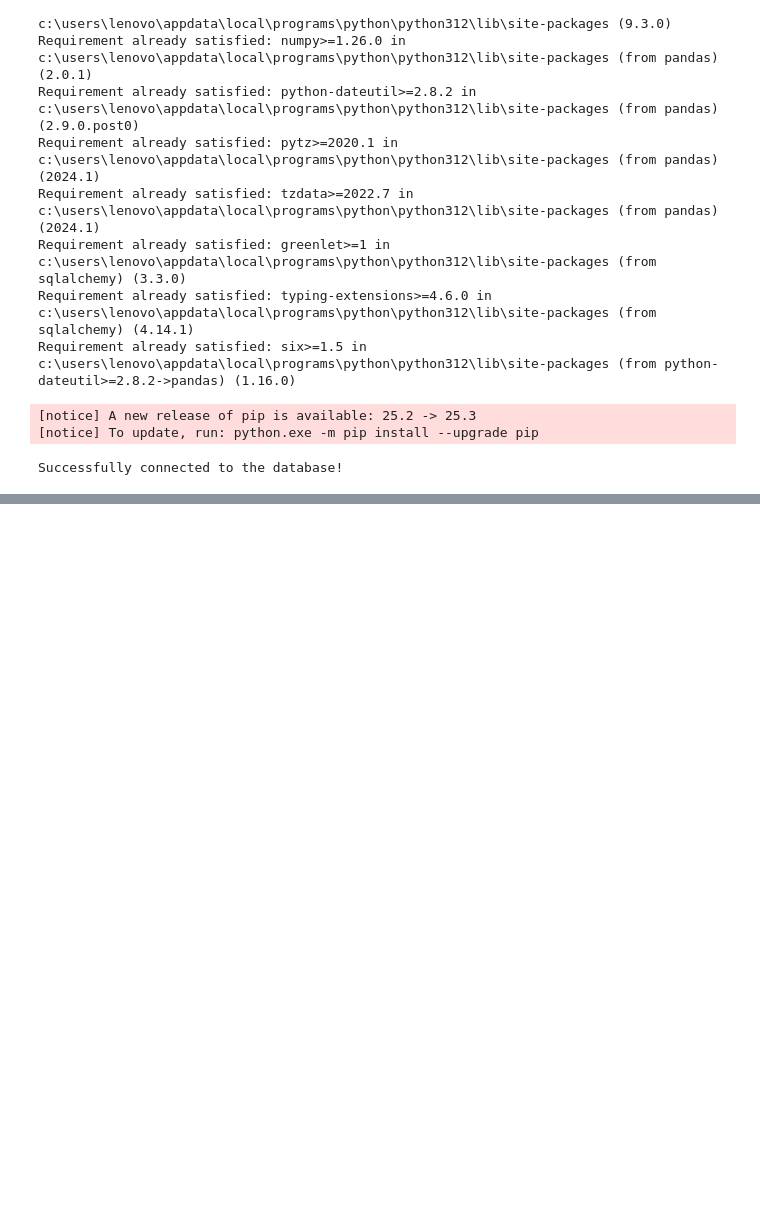
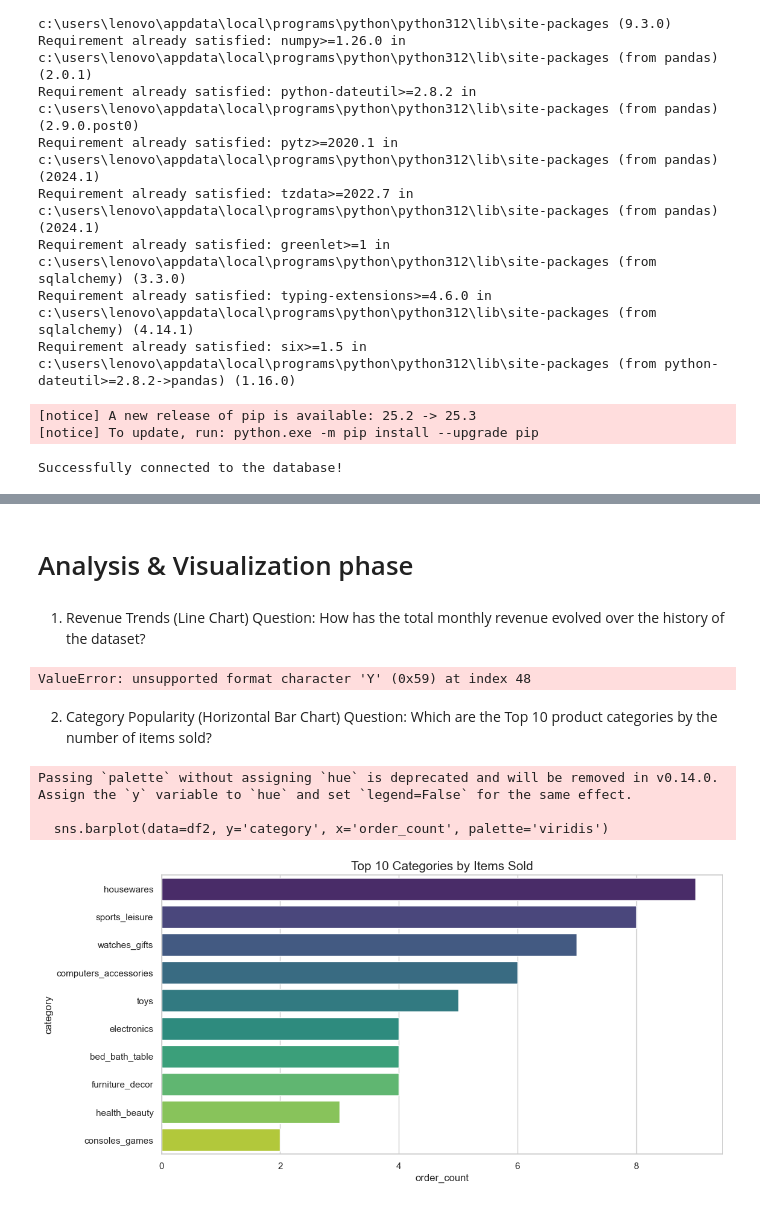
Before and after one commit to Peeyush237/E-commerce_Data-insights-visualization, a Jupyter notebook: queries_vis.ipynb, the cells around one changed output, grey strips where cells are left out. Cells and saved outputs as stored; diff of their text form; code cells hidden in the pictures; blank space fills up the shorter version.

```diff
--- a/queries_vis.ipynb
+++ b/queries_vis.ipynb
@@ -132,0 +158,21 @@ Tables in database:
+# %%
+q2_sql = """
+SELECT
+    month,
+    revenue,
+    @prev AS previous_revenue,
+    ROUND(((revenue - @prev) / @prev) * 100, 2) AS growth_percentage,
+    @prev := revenue
+FROM (
+    SELECT
+        DATE_FORMAT(o.order_purchase_timestamp, '%Y-%m') AS month,
+        SUM(oi.price) AS revenue
+    FROM orders o
+    JOIN order_items oi ON o.order_id = oi.order_id
+    GROUP BY month
+    ORDER BY month
+) AS MonthlyData, (SELECT @prev := NULL) AS vars;
+"""
+df2 = pd.read_sql(q2_sql, con=engine)
+print("\n--- Q2: MoM Revenue Growth ---")
+print(df2)
@@ -132,0 +621,48 @@ Tables in database:
+# %% [markdown]
+# Analysis & Visualization phase
+# %%
+import seaborn as sns
+import pandas as pd
+import matplotlib.pyplot as plt
+
+sns.set_theme(style="whitegrid")
+plt.rcParams['figure.figsize'] = (12, 6)
+# %% [markdown]
+1. Revenue Trends (Line Chart)
+Question: How has the total monthly revenue evolved over the history of the dataset?
+# %%
+query21 = """
+SELECT DATE_FORMAT(order_purchase_timestamp, '%Y-%m') AS month, SUM(price) AS revenue
+FROM orders o JOIN order_items oi ON o.order_id = oi.order_id
+GROUP BY month ORDER BY month;
+"""
+df21 = pd.read_sql(query21, con=engine)
+plt.figure()
+sns.lineplot(data=df21, x='month', y='revenue', marker='o', color='b')
+plt.title('Monthly Revenue Trend ($R$)', fontsize=15)
+plt.xticks(rotation=45)
+plt.ylabel('Total Revenue')
+plt.show()
+# %% [output]
+ValueError: unsupported format character 'Y' (0x59) at index 48
+# %% [markdown]
+2. Category Popularity (Horizontal Bar Chart)
+Question: Which are the Top 10 product categories by the number of items sold?
+# %%
+query22 = """
+SELECT t.product_category_name_english AS category, COUNT(*) AS order_count
+FROM order_items oi
+JOIN products p ON oi.product_id = p.product_id
+JOIN product_category_name_translation t ON p.product_category_name = t.product_category_name
+GROUP BY category ORDER BY order_count DESC LIMIT 10;
+"""
+df22 = pd.read_sql(query22, con=engine)
+plt.figure()
+sns.barplot(data=df2, y='category', x='order_count', palette='viridis')
+plt.title('Top 10 Categories by Items Sold', fontsize=15)
+plt.show()
+# %% [output]
+Passing `palette` without assigning `hue` is deprecated and will be removed in v0.14.0. Assign the `y` variable to `hue` and set `legend=False` for the same effect.
+
+  sns.barplot(data=df2, y='category', x='order_count', palette='viridis')
+[figure, added]
```
Also changed, not shown: parts of 72 cells of this notebook.
